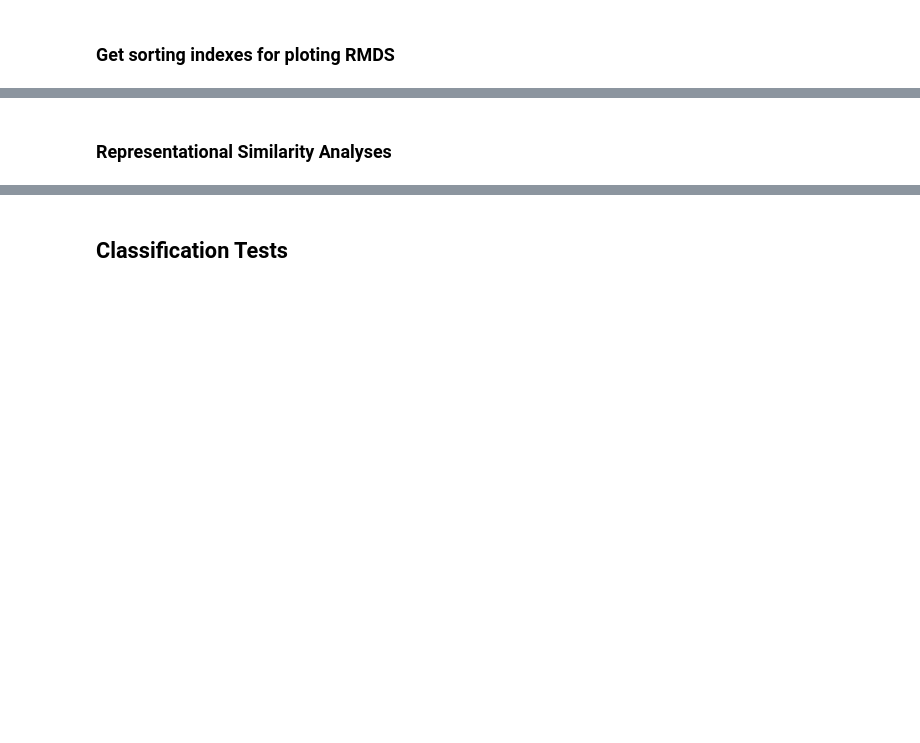
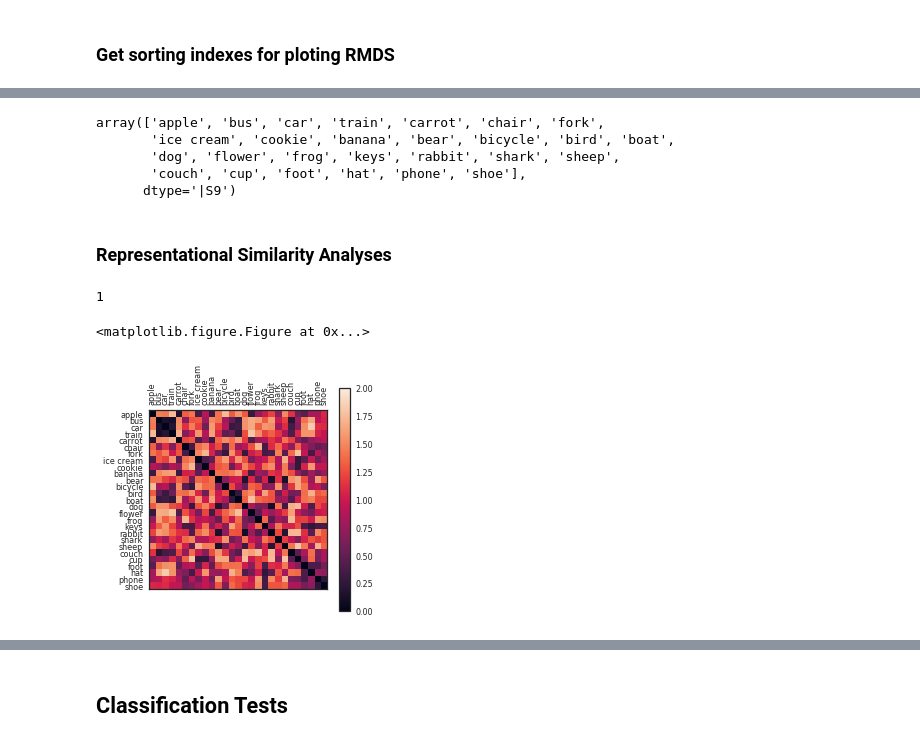
Before and after one commit to brialorelle/kiddraw, a Jupyter notebook: analysis/museumdraw/python/analyze_features_museumdraw_e1_bria.ipynb, the cells around one changed output, grey strips where cells are left out. Saved outputs shown, nothing was run; the diff lists cells and outputs as text; code cells hidden in the pictures; blank space fills up the shorter version.

```diff
--- a/analysis/museumdraw/python/analyze_features_museumdraw_e1_bria.ipynb
+++ b/analysis/museumdraw/python/analyze_features_museumdraw_e1_bria.ipynb
@@ -138,8 +154,18 @@ def plot_rdm_by_class(Features,X,layer_num):
 
 def load_features(cohort, layer_num):
     layers = ['P1','P2','P3','P4','P5','FC6','FC7']
-    F = np.load('/home/jefan/kiddraw/analysis/museumdraw/python/features/FEATURES_{}_{}.npy'.format(layers[layer_num],cohort))
-    M = pd.read_csv('/home/jefan/kiddraw/analysis/museumdraw/python/features/METADATA_{}.csv'.format(cohort))
+    F = np.load('/data2/jefan/kiddraw/features/FEATURES_{}_{}_Spatial_True.npy'.format(layers[layer_num],cohort))
+    M = pd.read_csv('/data2/jefan/kiddraw/features/METADATA_{}.csv'.format(cohort))
+
+#     F = np.load('/home/jefan/kiddraw/analysis/museumdraw/python/features/FEATURES_{}_{}.npy'.format(layers[layer_num],cohort))
+#     M = pd.read_csv('/home/jefan/kiddraw/analysis/museumdraw/python/features/METADATA_{}.csv'.format(cohort))
+    M = M[['label','age','session']]
+    return F, M
+
+def load_spatial_features(cohort, layer_num):
+    layers = ['P1','P2','P3','P4','P5','FC6','FC7']
+    F = np.load('/data2/jefan/kiddraw/features/FEATURES_{}_{}_Spatial_True.npy'.format(layers[layer_num],cohort))
+    M = pd.read_csv('/data2/jefan/kiddraw/features/METADATA_{}.csv'.format(cohort))
     M = M[['label','age','session']]
     return F, M
 
@@ -152,8 +178,8 @@ def remove_practice_trials(KF,KM):
     _KM = KM[~KM['label'].isin(practice_objects)]
     return _KF, _KM
 # %%
-## CHOOSE LAYER IND
-layer_ind = 3
+## CHOOSE LAYER IND FOR PLOTTING RDMS ETC
+layer_ind = 1
 
 ## load in kid features
 KF, KM = load_features('kid',layer_ind)
@@ -473,7 +470,17 @@ sort_inds = [np.where(_labels==ordered_objs[i])[0][0] for i in np.arange(len(ord
+# %%
+ordered_objs
+# %% [output]
+array(['apple', 'bus', 'car', 'train', 'carrot', 'chair', 'fork',
+       'ice cream', 'cookie', 'banana', 'bear', 'bicycle', 'bird', 'boat',
+       'dog', 'flower', 'frog', 'keys', 'rabbit', 'shark', 'sheep',
+       'couch', 'cup', 'foot', 'hat', 'phone', 'shoe'],
+      dtype='|S9')
 # %% [markdown]
 ### Representational Similarity Analyses
 # %%
 layer_ind
+# %% [output]
+1
 # %%
 def get_and_plot_RDM(M,F,cohort,sort_inds, layer_ind):
     ## sorted adult RDMs
@@ -532,3 +537,8 @@ layer_ind
+# %%
+IRDM = get_and_plot_RDM(IM, IF,'images',sort_inds,layer_ind)
+# %% [output]
+<matplotlib.figure.Figure at 0x...>
+[figure, added]
 # %%
 ## get and plot sorted adult RDM
 ARDM = get_and_plot_RDM(AM, AF,'adult',sort_inds,layer_ind)
```
Also changed, not shown: parts of 104 cells of this notebook, 1 other file.
